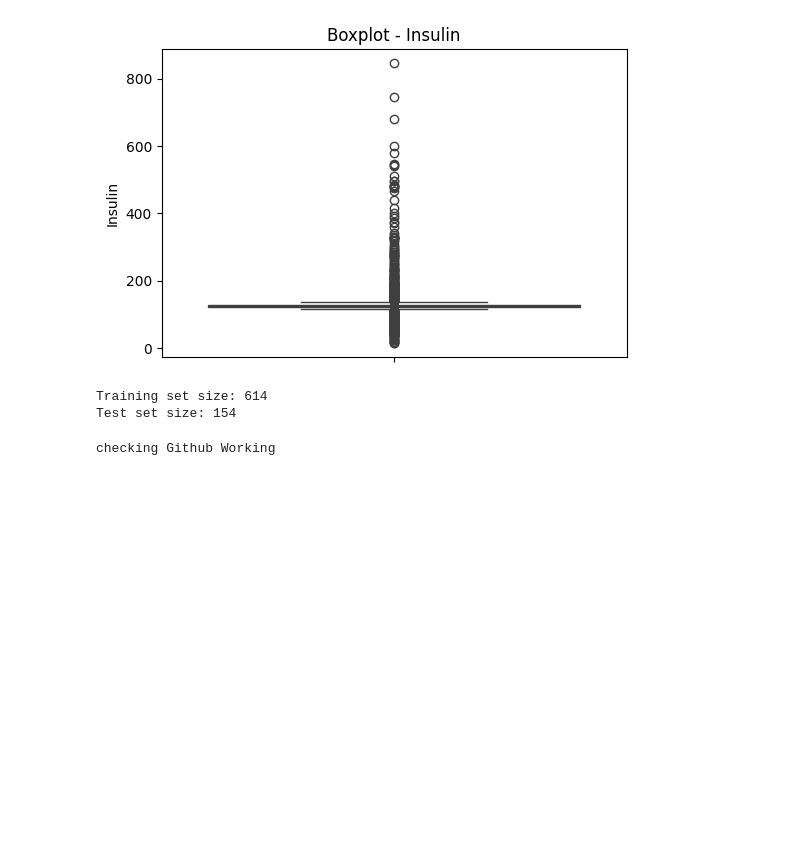
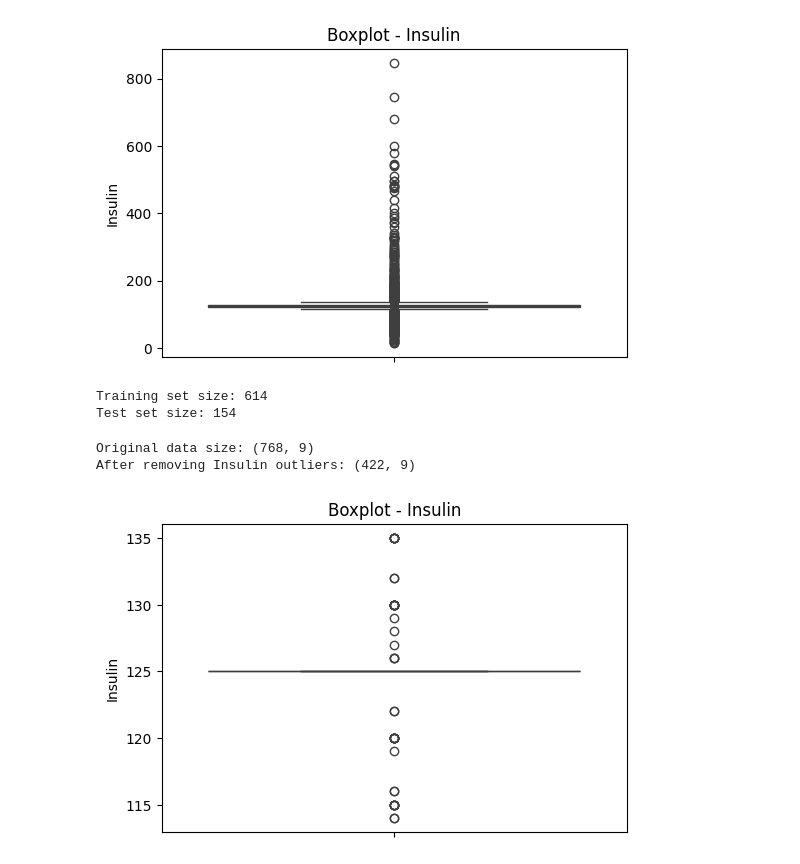
Before and after one commit to Pranesh4950/Machine-Learning-Lab, a Jupyter notebook: Assignment 1/Diabetes.ipynb, the cells around one changed output. Drawn from its saved outputs; the diff is of its cells as text; code cells hidden in the pictures; blank space fills up the shorter version.

Commit message:
removed outlier

```diff
--- a/Assignment 1/Diabetes.ipynb
+++ b/Assignment 1/Diabetes.ipynb
@@ -106,7 +106,29 @@ from sklearn.preprocessing import StandardScaler
 scaler = StandardScaler()
 X_train_scaled = scaler.fit_transform(X_train)
 X_test_scaled = scaler.transform(X_test)
-# %%
-print("checking Github Working")
-# %% [output]
-checking Github Working
+# %%
+# Step 1: Calculate Q1, Q3, and IQR
+Q1 = df_filled['Insulin'].quantile(0.25)
+Q3 = df_filled['Insulin'].quantile(0.75)
+IQR = Q3 - Q1
+
+# Step 2: Define acceptable range
+lower_bound = Q1 - 1.5 * IQR
+upper_bound = Q3 + 1.5 * IQR
+
+# Step 3: Filter out the outliers
+df_no_outliers = df_filled[(df_filled['Insulin'] >= lower_bound) & (df_filled['Insulin'] <= upper_bound)]
+
+# Step 4: Check new size
+print("Original data size:", df_filled.shape)
+print("After removing Insulin outliers:", df_no_outliers.shape)
+# %% [output]
+Original data size: (768, 9)
+After removing Insulin outliers: (422, 9)
+# %%
+plt.figure(figsize=(6, 4))
+sns.boxplot(data=df_no_outliers, y='Insulin')
+plt.title("Boxplot - Insulin")
+plt.show()
+# %% [output]
+[figure, added]
```
